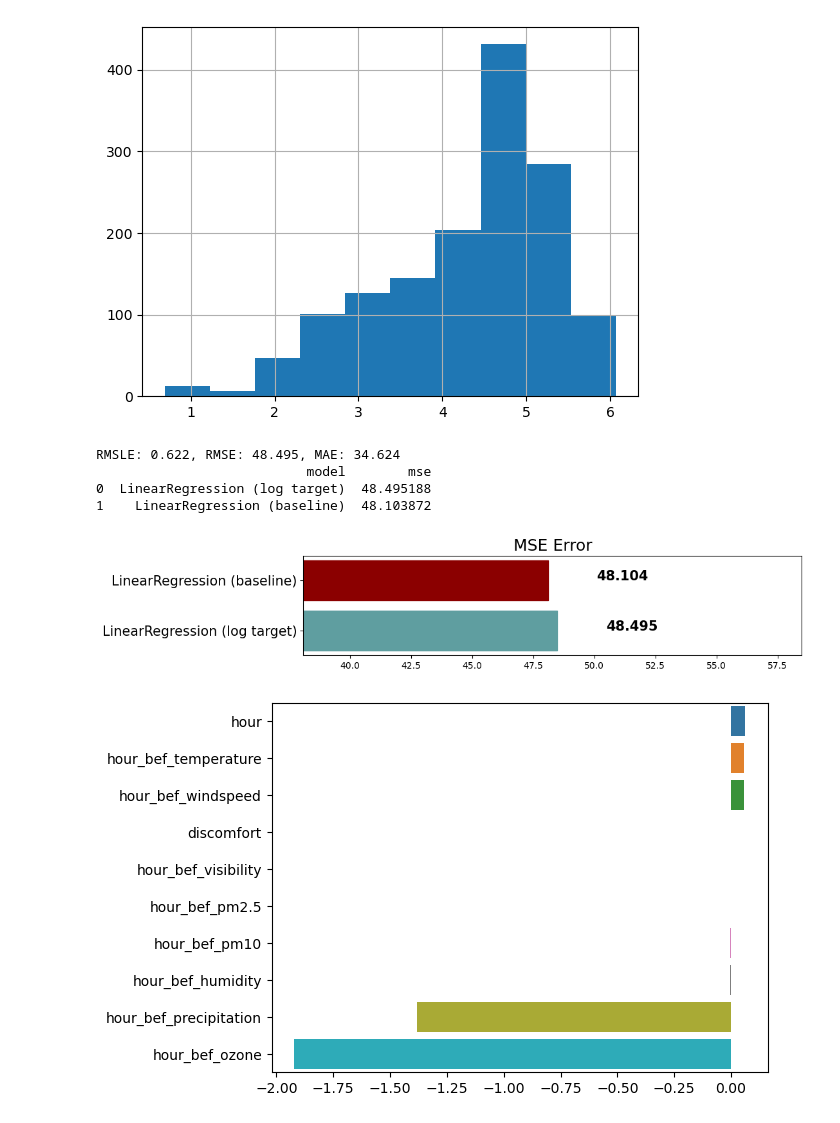
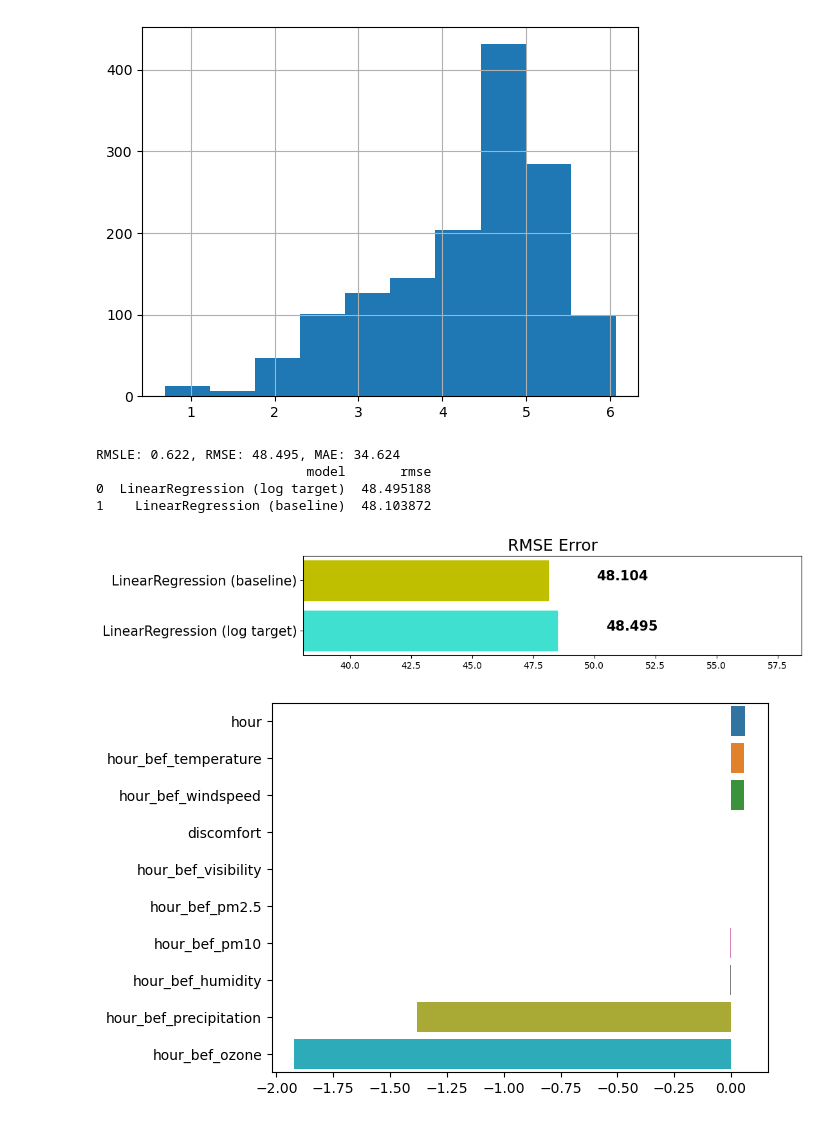
Before and after one commit to timmyeos/SeSAC, a Jupyter notebook: 3. Seoul_bike_ttareungi/code/Seoul_bike_sharing_demand.ipynb, the cells around one changed output. Drawn from its saved outputs; the diff is of its cells as text; code cells hidden in the pictures.

```diff
--- a/3. Seoul_bike_ttareungi/code/Seoul_bike_sharing_demand.ipynb
+++ b/3. Seoul_bike_ttareungi/code/Seoul_bike_sharing_demand.ipynb
@@ -523,7 +524,7 @@ def plot_predictions(name_, pred, actual):
     plt.legend(['prediction', 'actual'], fontsize=12)
     plt.show()
 
-def mse_eval(name_, pred, actual):
+def rmse_eval(name_, pred, actual):
     global predictions
     global colors
 
@@ -534,10 +535,10 @@ def mse_eval(name_, pred, actual):
 
     y_value = sorted(my_predictions.items(), key=lambda x: x[1], reverse=True)
 
-    df = pd.DataFrame(y_value, columns=['model', 'mse'])
+    df = pd.DataFrame(y_value, columns=['model', 'rmse'])
     print(df)
-    min_ = df['mse'].min() - 10
-    max_ = df['mse'].max() + 10
+    min_ = df['rmse'].min() - 10
+    max_ = df['rmse'].max() + 10
 
     length = len(df)
 
@@ -545,14 +546,14 @@ def mse_eval(name_, pred, actual):
     ax = plt.subplot()
     ax.set_yticks(np.arange(len(df)))
     ax.set_yticklabels(df['model'], fontsize=15)
-    bars = ax.barh(np.arange(len(df)), df['mse'])
+    bars = ax.barh(np.arange(len(df)), df['rmse'])
 
-    for i, v in enumerate(df['mse']):
+    for i, v in enumerate(df['rmse']):
         idx = np.random.choice(len(colors))
         bars[i].set_color(colors[idx])
         ax.text(v + 2, i, str(round(v, 3)), color='k', fontsize=15, fontweight='bold')
 
-    plt.title('MSE Error', fontsize=18)
+    plt.title('RMSE Error', fontsize=18)
     plt.xlim(min_, max_)
 
     plt.show()
@@ -620,31 +621,31 @@ y_log_transform.hist()
 # %%
 # 타깃 칼럼인 count 값을 log1p로 로그 변환
 y_target_log = np.log1p(train_df['count'])
 
 # 로그 변환된 y_target_log를 반영하여 학습/테스트 데이터 셋 분할
 x_train, x_val, y_train, y_val = train_test_split(x_features,
                                                     y_target_log,
                                                     test_size=0.2,
                                                     random_state=random_seed,
                                                     stratify=train_df["hour_bef_precipitation"])
 lr_reg = LinearRegression()
 lr_reg.fit(x_train, y_train)
 pred = lr_reg.predict(x_val)
 
 # 테스트 데이터 셋의 Target 값은 Log 변환되었으므로 다시 expm1를 이용하여 원래 scale로 변환
 y_test_exp = np.expm1(y_val)
 
 # 예측 값 역시 Log 변환된 타깃 기반으로 학습되어 예측되었으므로 다시 exmpl으로 scale변환
 pred_exp = np.expm1(pred)
 
 evaluate_regr(y_test_exp ,pred_exp)
-mse_eval('LinearRegression (log target)', pred_exp, y_test_exp)
+rmse_eval('LinearRegression (log target)', pred_exp, y_test_exp)
 # %% [output]
 RMSLE: 0.622, RMSE: 48.495, MAE: 34.624
-                           model        mse
+                           model       rmse
 0  LinearRegression (log target)  48.495188
 1    LinearRegression (baseline)  48.103872
-[figure, old version]
+[figure, new version]
 # %%
 coef = pd.Series(lr_reg.coef_, index=x_features.columns)
 coef_sort = coef.sort_values(ascending=False)
```
Also changed, not shown: parts of 19 cells of this notebook.
